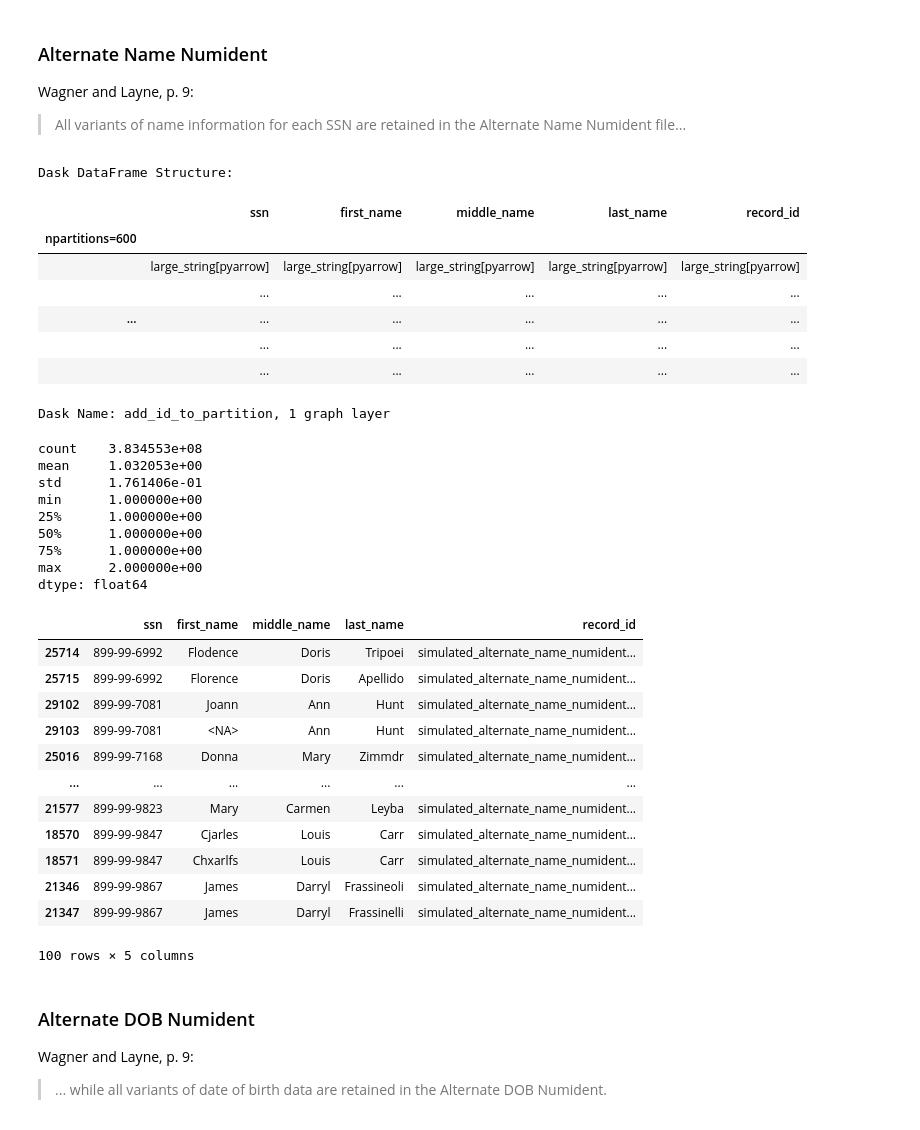
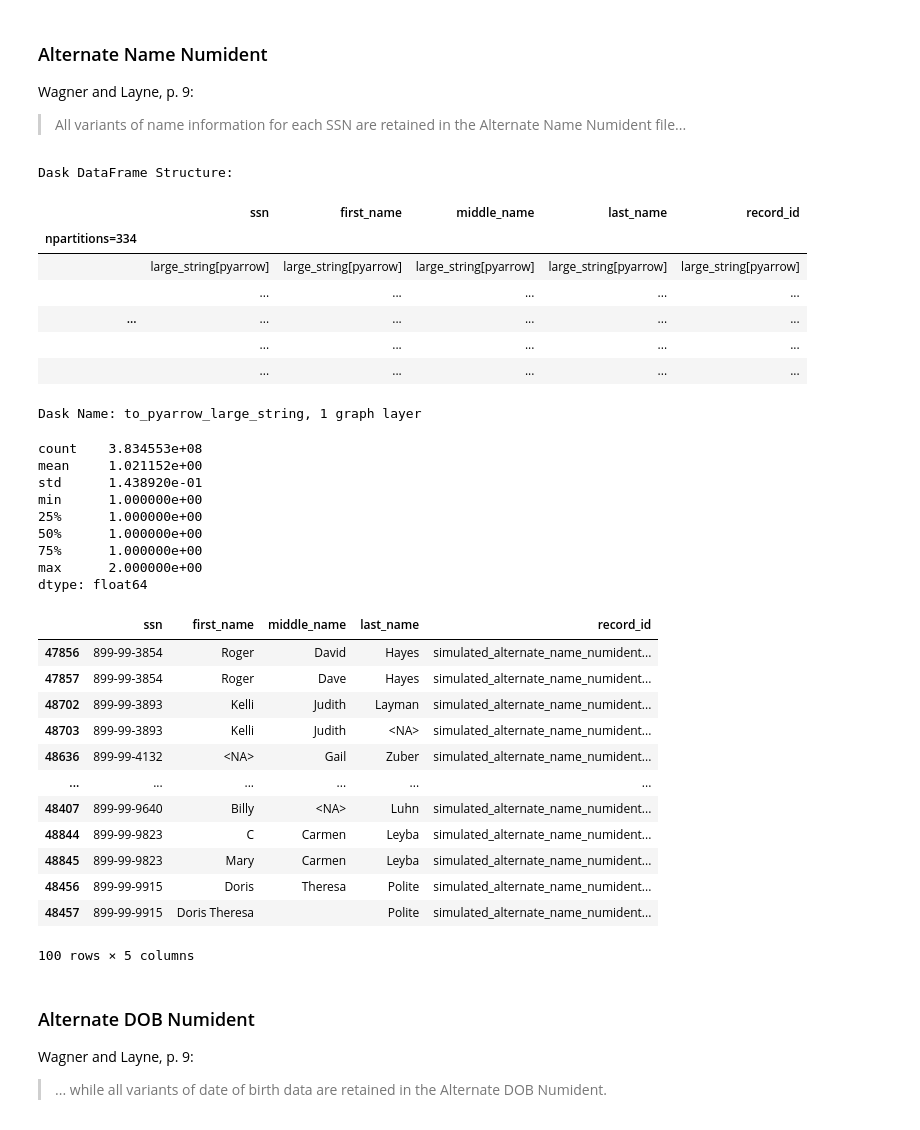
Before and after one commit to ihmeuw/person_linkage_case_study, a Jupyter notebook: generate_simulated_data/generate_simulated_data_full_usa.ipynb, the cells around one changed output. Saved outputs shown, nothing was run; the diff lists cells and outputs as text; code cells hidden in the pictures.

```diff
--- a/generate_simulated_data/generate_simulated_data_full_usa.ipynb
+++ b/generate_simulated_data/generate_simulated_data_full_usa.ipynb
@@ -790 +601,26 @@ save_file_with_ground_truth('simulated_census_2030', simulated_census_2030, simu
+# %%
+if data_to_use == 'ri':
+    # Remove simulants who were never observed in Rhode Island -- this is unrealistic to real life!
+    # We only do this to create a medium-sized set of reference files for computational testing.
+    simulated_ssa_numident = (
+        simulated_ssa_numident
+            .merge(
+                df_ops.drop_duplicates(simulated_taxes_1040_ground_truth[['simulant_id']]).assign(observed_in_taxes_1040=1),
+                on='simulant_id',
+                how='left',
+            )
+            .merge(
+                df_ops.drop_duplicates(simulated_w2_1099_ground_truth[['simulant_id']]).assign(observed_in_taxes_w2_1099=1),
+                on='simulant_id',
+                how='left',
+            )
+            .merge(
+                df_ops.drop_duplicates(simulated_census_2030_ground_truth[['simulant_id']]).assign(observed_in_census_2030=1),
+                on='simulant_id',
+                how='left',
+            )
+            .assign(observed_ever=lambda df: (df.observed_in_taxes_1040 == 1) | (df.observed_in_taxes_w2_1099 == 1) | (df.observed_in_census_2030 == 1))
+            .pipe(lambda df: df[df.observed_ever])
+            .drop(columns=["observed_in_taxes_1040", "observed_in_taxes_w2_1099", "observed_in_census_2030", "observed_ever"])
+    )
 # %%
@@ -792 +627,9 @@ save_file_with_ground_truth('simulated_census_2030', simulated_census_2030, simu
 %xdel simulated_census_2030_ground_truth
+# %%
+simulated_ssa_numident = df_ops.persist(add_unique_record_id(simulated_ssa_numident, 'simulated_ssa_numident'))
+simulated_ssa_numident_source_record_pairs = df_ops.persist(record_id_to_single_source_record_pairs(simulated_ssa_numident))
+# %%
+simulated_ssa_numident_ground_truth = simulated_ssa_numident[['record_id', 'simulant_id']]
+simulated_ssa_numident = simulated_ssa_numident.drop(columns=['simulant_id'])
+simulated_ssa_numident, simulated_ssa_numident_ground_truth = df_ops.persist(simulated_ssa_numident, simulated_ssa_numident_ground_truth)
+simulated_ssa_numident
@@ -886,7 +776,7 @@ Wagner and Layne, p. 9:
 >  All variants of name information for each SSN are retained in the Alternate Name
 Numident file...
 # %%
-simulated_alternate_name_numident, simulated_alternate_name_numident_source_record_pairs = persist(dedupe_preserving_source_records(
+simulated_alternate_name_numident, simulated_alternate_name_numident_source_record_pairs = df_ops.persist(dedupe_preserving_source_records(
     simulated_ssa_numident,
     simulated_ssa_numident_source_record_pairs,
     columns_to_dedupe=['ssn', 'first_name', 'middle_name', 'last_name'],
@@ -896,19 +786,19 @@ simulated_alternate_name_numident
 # %% [output]
 Dask DataFrame Structure:
 |  | ssn | first_name | middle_name | last_name | record_id |
-| npartitions=600 |  |  |  |  |  |
+| npartitions=334 |  |  |  |  |  |
 |  | large_string[pyarrow] | large_string[pyarrow] | large_string[pyarrow] | large_string[pyarrow] | large_string[pyarrow] |
 |  | ... | ... | ... | ... | ... |
 | ... | ... | ... | ... | ... | ... |
 |  | ... | ... | ... | ... | ... |
 |  | ... | ... | ... | ... | ... |
-Dask Name: add_id_to_partition, 1 graph layer
+Dask Name: to_pyarrow_large_string, 1 graph layer
 # %%
-compute(groupby_agg_small_groups(simulated_alternate_name_numident, by='ssn', agg_func=lambda x: x.size()).describe())
+df_ops.compute(df_ops.groupby_agg_small_groups(simulated_alternate_name_numident, by='ssn', agg_func=lambda x: x.size()).describe())
 # %% [output]
 count    3.834553e+08
-mean     1.032053e+00
-std      1.761406e-01
+mean     1.021152e+00
+std      1.438920e-01
 min      1.000000e+00
 25%      1.000000e+00
 50%      1.000000e+00
@@ -918,23 +808,23 @@ dtype: float64
 # %%
 # Show alternate names for the same simulated SSN
 simulated_alternate_name_numident.merge(
-    groupby_agg_small_groups(simulated_alternate_name_numident[["ssn"]], by="ssn", agg_func=lambda x: x.size()).pipe(lambda x: x[x > 1]).reset_index()[['ssn']],
+    df_ops.groupby_agg_small_groups(simulated_alternate_name_numident[["ssn"]], by="ssn", agg_func=lambda x: x.size()).pipe(lambda x: x[x > 1]).reset_index()[['ssn']],
     on='ssn',
     how='inner'
 ).sort_values('ssn').tail(100)
 # %% [output]
 |  | ssn | first_name | middle_name | last_name | record_id |
-| 25714 | 899-99-6992 | Flodence | Doris | Tripoei | simulated_alternate_name_numident... |
-| 25715 | 899-99-6992 | Florence | Doris | Apellido | simulated_alternate_name_numident... |
-| 29102 | 899-99-7081 | Joann | Ann | Hunt | simulated_alternate_name_numident... |
-| 29103 | 899-99-7081 | <NA> | Ann | Hunt | simulated_alternate_name_numident... |
-| 25016 | 899-99-7168 | Donna | Mary | Zimmdr | simulated_alternate_name_numident... |
+| 47856 | 899-99-3854 | Roger | David | Hayes | simulated_alternate_name_numident... |
+| 47857 | 899-99-3854 | Roger | Dave | Hayes | simulated_alternate_name_numident... |
+| 48702 | 899-99-3893 | Kelli | Judith | Layman | simulated_alternate_name_numident... |
+| 48703 | 899-99-3893 | Kelli | Judith | <NA> | simulated_alternate_name_numident... |
+| 48636 | 899-99-4132 | <NA> | Gail | Zuber | simulated_alternate_name_numident... |
 | ... | ... | ... | ... | ... | ... |
-| 21577 | 899-99-9823 | Mary | Carmen | Leyba | simulated_alternate_name_numident... |
-| 18570 | 899-99-9847 | Cjarles | Louis | Carr | simulated_alternate_name_numident... |
-| 18571 | 899-99-9847 | Chxarlfs | Louis | Carr | simulated_alternate_name_numident... |
-| 21346 | 899-99-9867 | James | Darryl | Frassineoli | simulated_alternate_name_numident... |
-| 21347 | 899-99-9867 | James | Darryl | Frassinelli | simulated_alternate_name_numident... |
+| 48407 | 899-99-9640 | Billy | <NA> | Luhn | simulated_alternate_name_numident... |
+| 48844 | 899-99-9823 | C | Carmen | Leyba | simulated_alternate_name_numident... |
+| 48845 | 899-99-9823 | Mary | Carmen | Leyba | simulated_alternate_name_numident... |
+| 48456 | 899-99-9915 | Doris | Theresa | Polite | simulated_alternate_name_numident... |
+| 48457 | 899-99-9915 | Doris Theresa |  | Polite | simulated_alternate_name_numident... |
 100 rows × 5 columns
 # %% [markdown]
 ### Alternate DOB Numident
```
Also changed, not shown: parts of 92 cells of this notebook, 2 other files.
